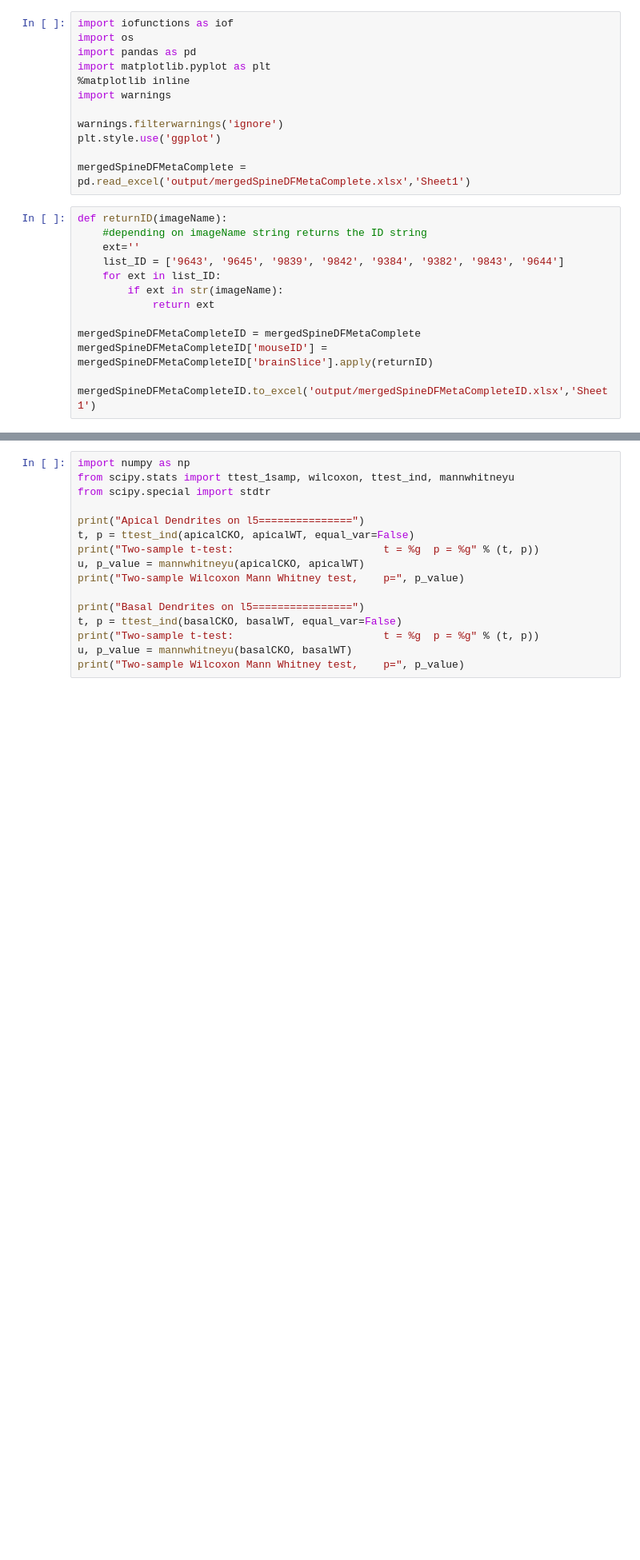
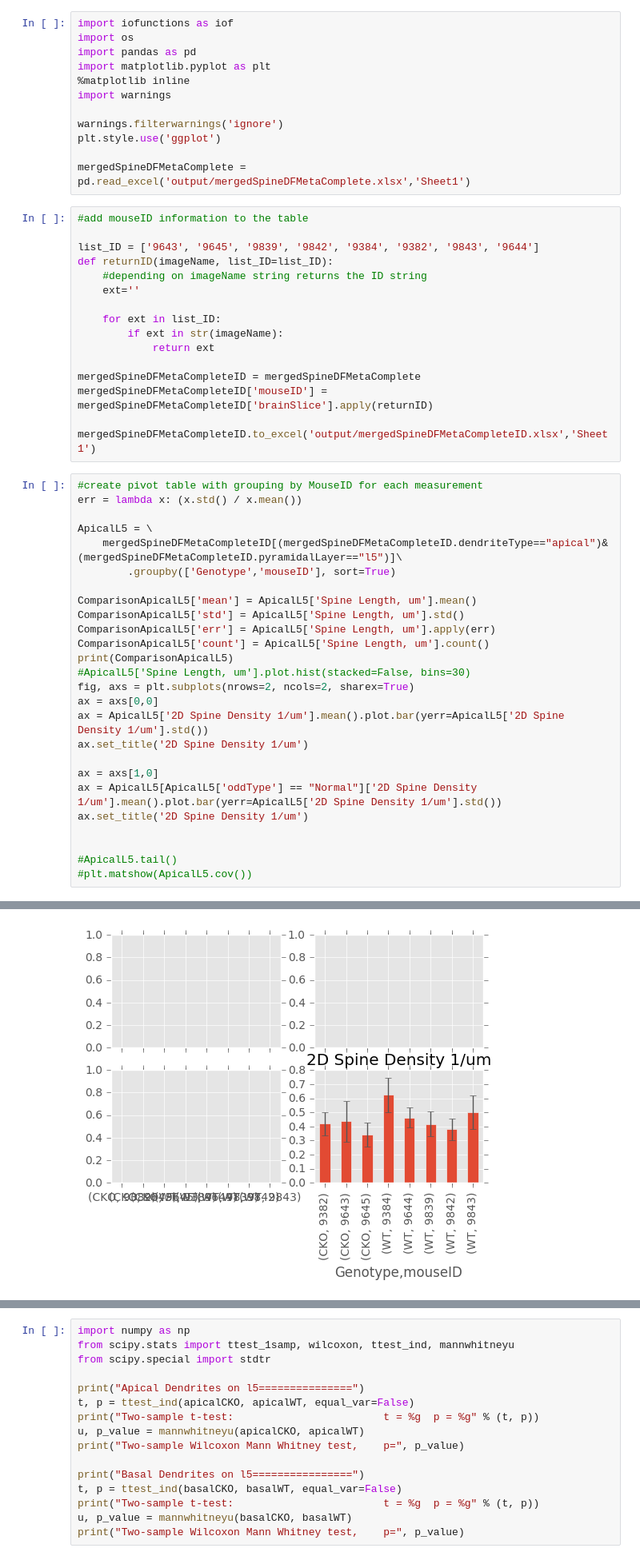
Before and after one commit to nikiluk/signalife-moo-spine-analysis, a Jupyter notebook: stats.ipynb, the cells around one changed output, grey strips where cells are left out. Shown at 80% size. Cells and saved outputs as stored; diff of their text form; blank space fills up the shorter version.

```diff
--- a/stats.ipynb
+++ b/stats.ipynb
@@ -11,10 +11,13 @@ plt.style.use('ggplot')
 
 mergedSpineDFMetaComplete = pd.read_excel('output/mergedSpineDFMetaComplete.xlsx','Sheet1')
 # %%
-def returnID(imageName):
+#add mouseID information to the table
+
+list_ID = ['9643', '9645', '9839', '9842', '9384', '9382', '9843', '9644']
+def returnID(imageName, list_ID=list_ID):
     #depending on imageName string returns the ID string
     ext=''
-    list_ID = ['9643', '9645', '9839', '9842', '9384', '9382', '9843', '9644']
+
     for ext in list_ID:
         if ext in str(imageName):
             return ext
@@ -23,3 +26,30 @@ mergedSpineDFMetaCompleteID = mergedSpineDFMetaComplete
 mergedSpineDFMetaCompleteID['mouseID'] = mergedSpineDFMetaCompleteID['brainSlice'].apply(returnID)
 
 mergedSpineDFMetaCompleteID.to_excel('output/mergedSpineDFMetaCompleteID.xlsx','Sheet1')
+# %%
+#create pivot table with grouping by MouseID for each measurement
+err = lambda x: (x.std() / x.mean())
+
+ApicalL5 = \
+    mergedSpineDFMetaCompleteID[(mergedSpineDFMetaCompleteID.dendriteType=="apical")&(mergedSpineDFMetaCompleteID.pyramidalLayer=="l5")]\
+        .groupby(['Genotype','mouseID'], sort=True)
+
+ComparisonApicalL5['mean'] = ApicalL5['Spine Length, um'].mean()
+ComparisonApicalL5['std'] = ApicalL5['Spine Length, um'].std()
+ComparisonApicalL5['err'] = ApicalL5['Spine Length, um'].apply(err)
+ComparisonApicalL5['count'] = ApicalL5['Spine Length, um'].count()
+print(ComparisonApicalL5)
+#ApicalL5['Spine Length, um'].plot.hist(stacked=False, bins=30)
+fig, axs = plt.subplots(nrows=2, ncols=2, sharex=True)
+ax = axs[0,0]
+ax = ApicalL5['2D Spine Density 1/um'].mean().plot.bar(yerr=ApicalL5['2D Spine Density 1/um'].std())
+ax.set_title('2D Spine Density 1/um')
+
+ax = axs[1,0]
+ax = ApicalL5[ApicalL5['oddType'] == "Normal"]['2D Spine Density 1/um'].mean().plot.bar(yerr=ApicalL5['2D Spine Density 1/um'].std())
+ax.set_title('2D Spine Density 1/um')
+
+
+#ApicalL5.tail()
+#plt.matshow(ApicalL5.cov())
+# %% [output]
@@ -25,0 +67 @@ mergedSpineDFMetaCompleteID.to_excel('output/mergedSpineDFMetaCompleteID.xlsx','
+[figure, added]
```
Also changed, not shown: parts of 2 cells of this notebook, 11 other files.
